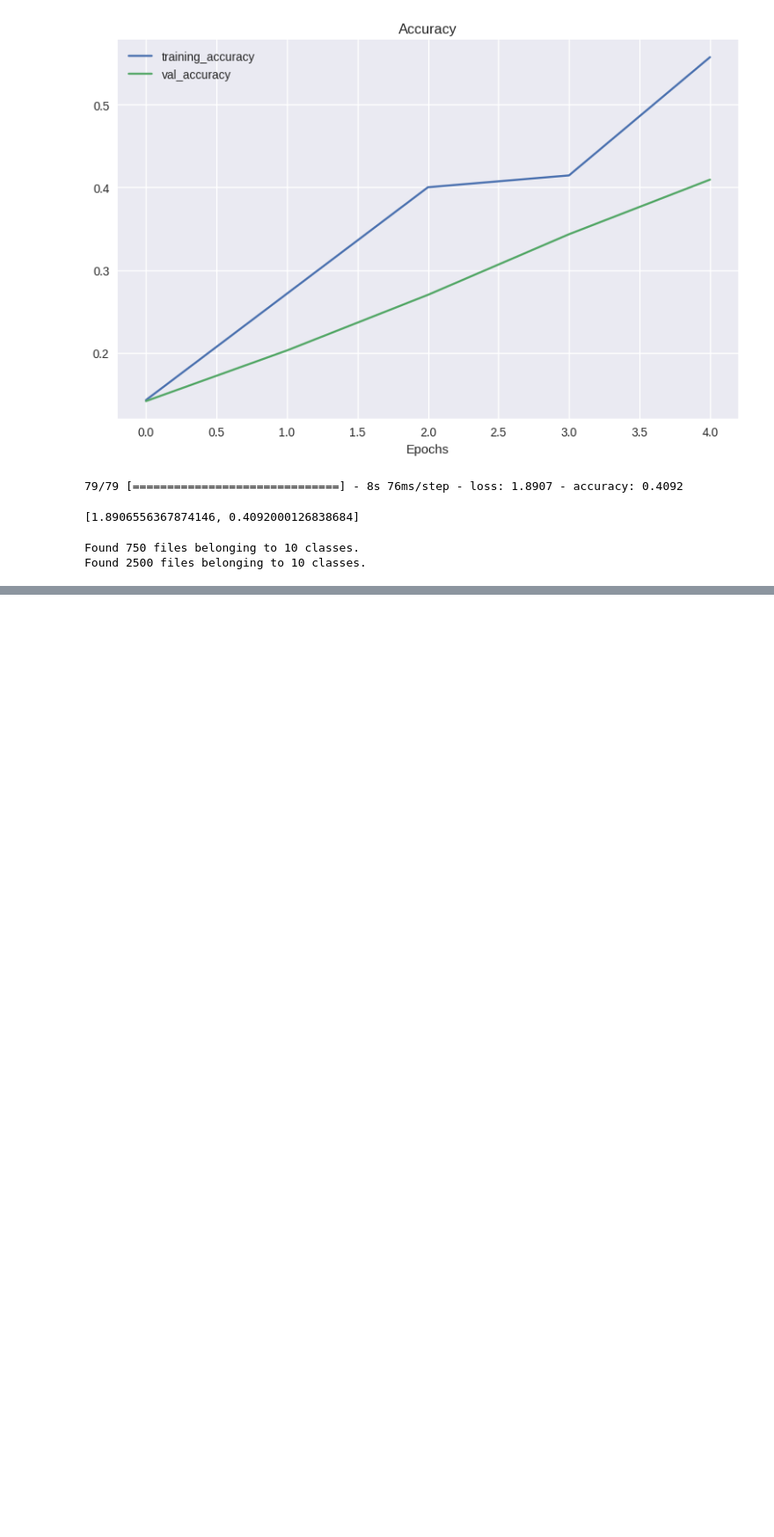
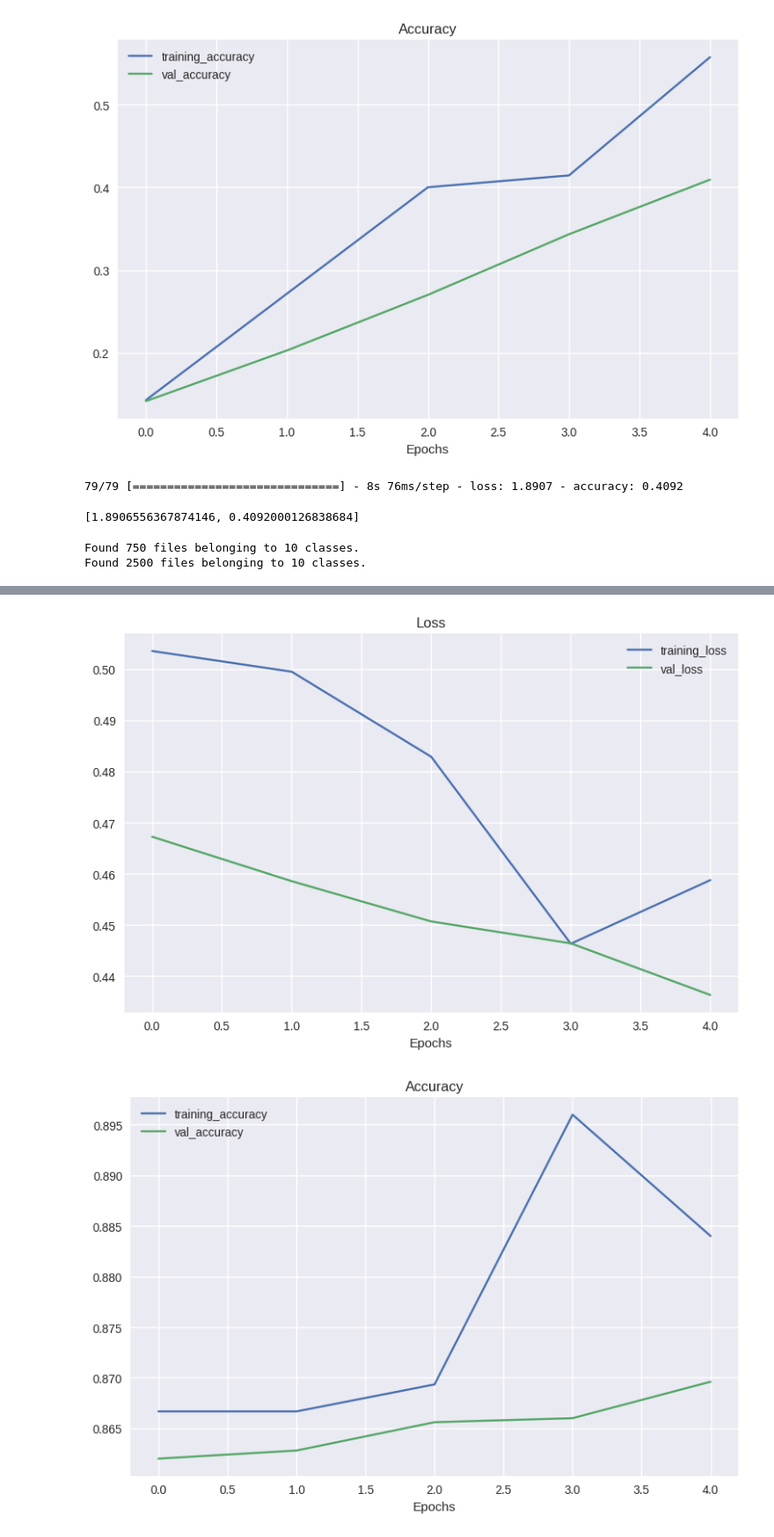
Before and after one commit to dibkb/tensorflow-udemy, a Jupyter notebook: Fine_Tuning.ipynb, the cells around one changed output, grey strips where cells are left out. Shown at 88% size. Drawn from its saved outputs; the diff is of its cells as text; code cells hidden in the pictures; blank space fills up the shorter version.

Commit message:
base model unfreeqzing

```diff
--- a/Fine_Tuning.ipynb
+++ b/Fine_Tuning.ipynb
@@ -313,6 +313,11 @@ model_checkpoint_callback = tf.keras.callbacks.ModelCheckpoint(
     save_best_only=True)
 # %%
 initial_epochs = 5
-model_two_history = model_two.fit(train_data_ten,epochs = initial_epochs, steps_per_epoch = len(train_data_ten),validation_data = test_data, validation_steps = len(test_data))
+model_two_history = model_two.fit(train_data_ten,epochs = initial_epochs,
+                                  steps_per_epoch = len(train_data_ten),
+                                  validation_data = test_data,
+                                  validation_steps = len(test_data),
+                                  callbacks=[model_checkpoint_callback]
+                                  )
 # %% [output]
 Epoch 1/5
@@ -328,2 +333,5 @@ Epoch 5/5
 # %%
-plot_history(model_one_history)
+plot_history(model_two_history)
+# %% [output]
+[figure, added]
+[figure, added]
```
Also changed, not shown: parts of 6 cells of this notebook.
